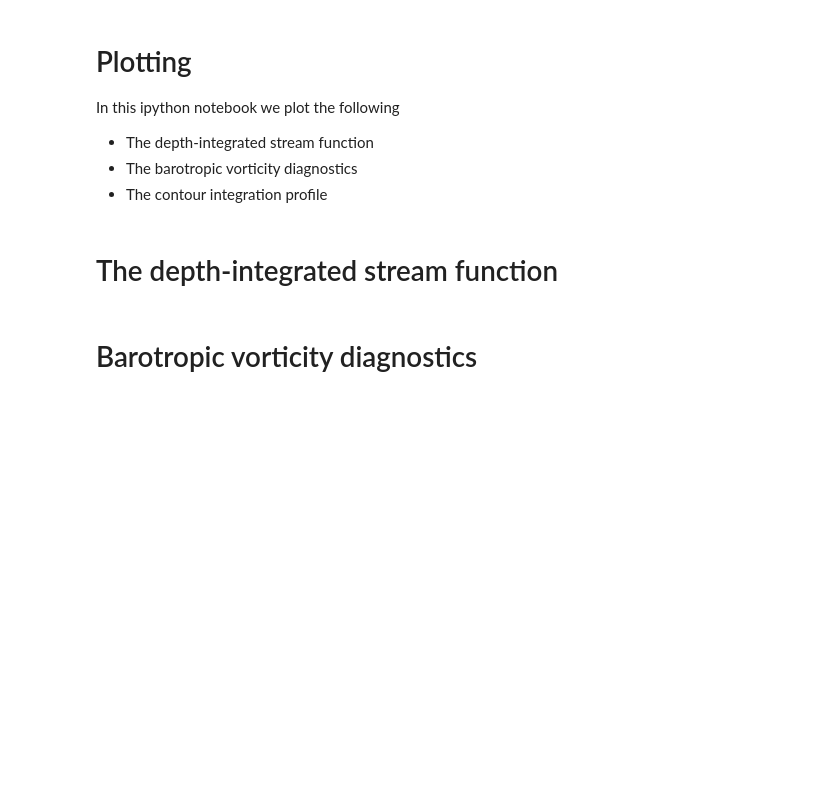
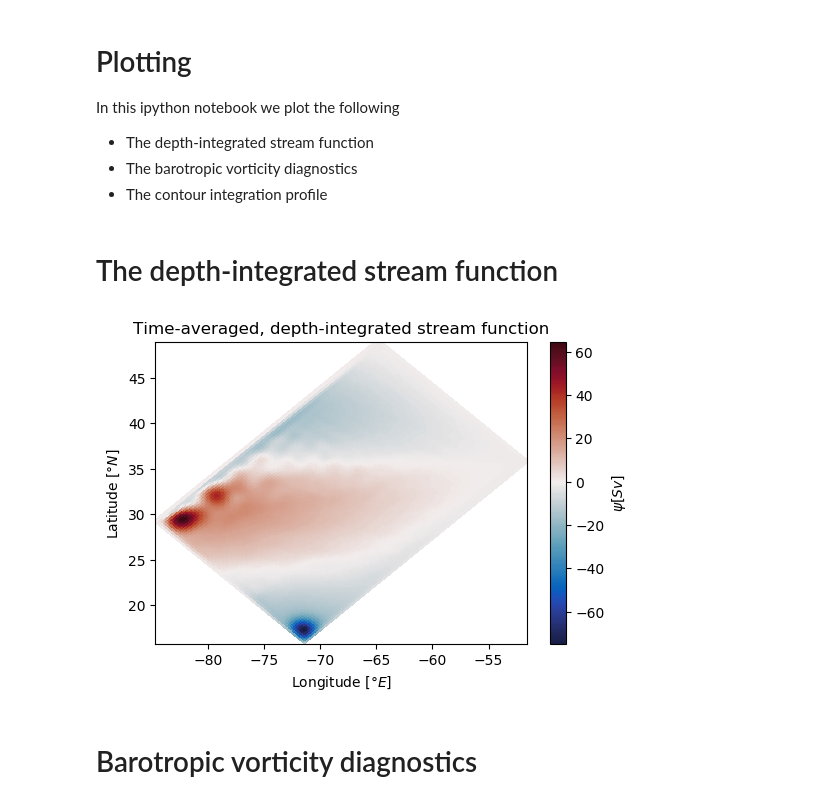
Before and after one commit to afstyles/VorticityContourAnalysisForNemo, a Jupyter notebook: int/plotting.ipynb, the cells around one changed output. Cells and saved outputs as stored; diff of their text form; code cells hidden in the pictures; blank space fills up the shorter version.

```diff
--- a/int/plotting.ipynb
+++ b/int/plotting.ipynb
@@ -35,3 +25,5 @@ data_dir = os.path.abspath("/mnt/e/GYRE_data/WindStressExpVortTrend/R4_sloped_EE
+# %%
+data_dir = os.path.abspath("/mnt/e/GYRE_data/WindStressExpVortTrend/R4_EEN/GYRE_date_27-02-21_time_00-17-13_GYRE_T10_R4_EEN_7/OUTPUT_DEVEL2022/")
 # %%
 dpi = 100
 savefig = True
@@ -40,39 +32,26 @@ savefig = True
 # %%
 sf_zint_cube = iris.load(data_dir + '/sf_zint.*.nc')[0]
 lon = sf_zint_cube.coord("longitude").points
 lat = sf_zint_cube.coord("latitude").points
 
 max_lon = np.max(np.ma.masked_array(lon, mask=sf_zint_cube.data.mask[-1,...]))
 min_lon = np.min(np.ma.masked_array(lon, mask=sf_zint_cube.data.mask[-1,...]))
 max_lat = np.max(np.ma.masked_array(lat, mask=sf_zint_cube.data.mask[-1,...]))
 min_lat = np.min(np.ma.masked_array(lat, mask=sf_zint_cube.data.mask[-1,...]))
 
 plt.figure(dpi=dpi)
 plt.title(r"Time-averaged, depth-integrated stream function")
 plt.xlabel(r"Longitude [$\degree E$]")
 plt.ylabel(r"Latitude [$\degree N$]")
 divnorm = matplotlib.colors.DivergingNorm(vcenter=0)
 plt.pcolormesh(lon, lat, np.mean(sf_zint_cube.data,axis=0), norm=divnorm, cmap=cmocean.cm.balance)
 # plt.gca().set_facecolor('k')
 plt.xlim(min_lon, max_lon)
 plt.ylim(min_lat, max_lat)
 clb = plt.colorbar()
 clb.set_label(r"$\psi [Sv]$")
-
-sf_zint_plus = np.ma.copy(sf_zint_cube.data)
-sf_zint_plus[sf_zint_plus < 0] = 0.0
-
-plt.figure(dpi=dpi)
-plt.title(r"Time-averaged, depth-integrated stream function ($\psi > 0$ only )")
-plt.xlabel(r"Longitude [$\degree E$]")
-plt.ylabel(r"Latitude [$\degree N$]")
-divnorm = matplotlib.colors.DivergingNorm(vcenter=0)
-plt.pcolormesh(lon, lat, np.mean(sf_zint_plus,axis=0), norm=divnorm, cmap=cmocean.cm.balance)
-# plt.gca().set_facecolor('k')
-plt.xlim(min_lon, max_lon)
-plt.ylim(min_lat, max_lat)
-clb = plt.colorbar()
-clb.set_label(r"$\psi [Sv]$")
+# %% [output]
+[figure, added]
 # %% [markdown]
 # Barotropic vorticity diagnostics
 # %%
```
Also changed, not shown: parts of 11 cells of this notebook, 7 other files.
